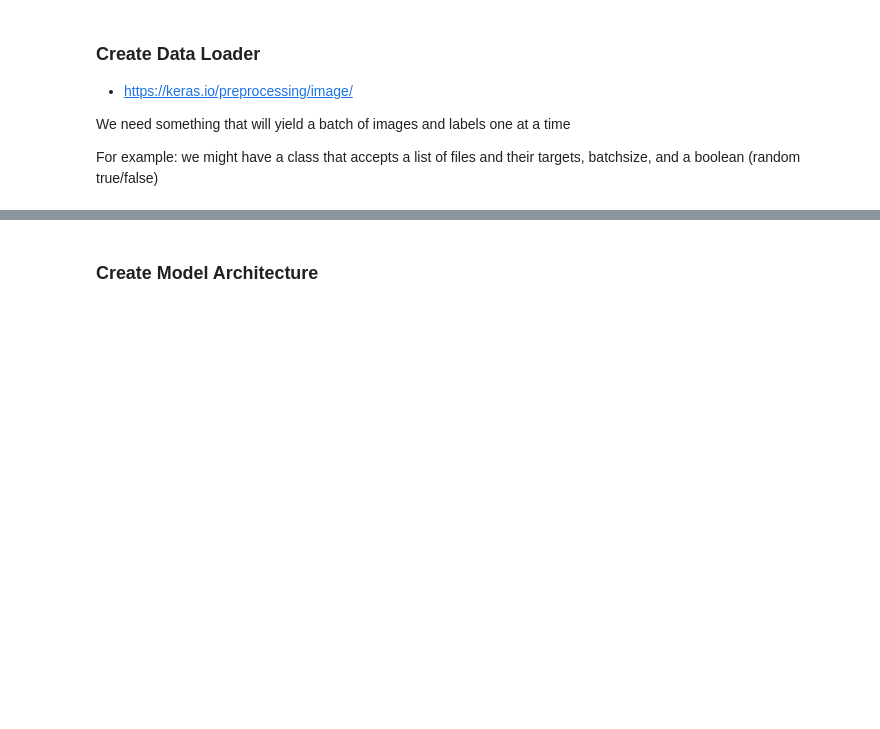
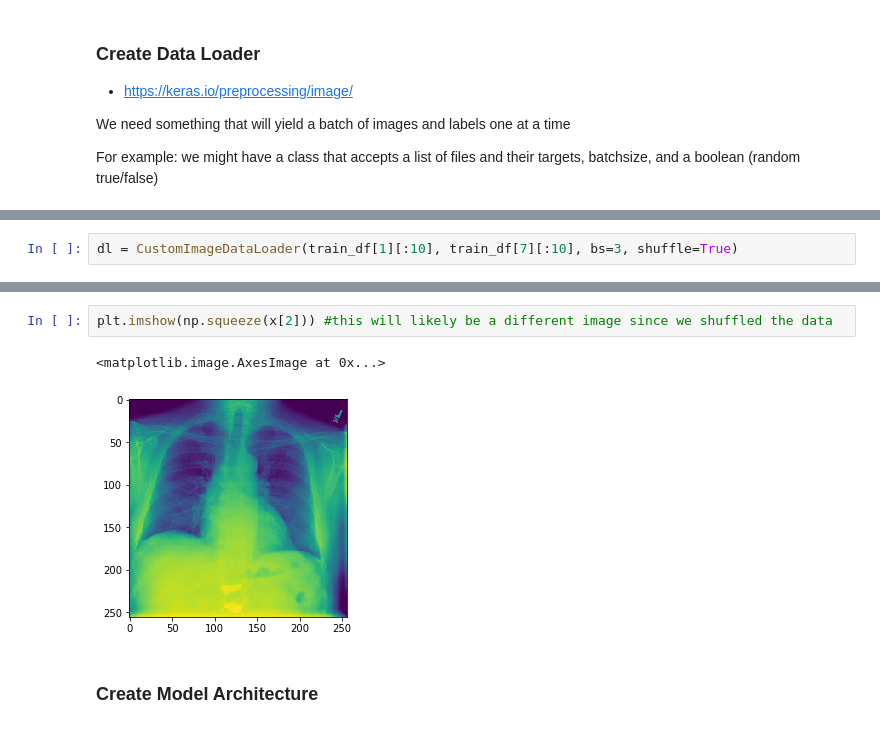
Before and after one commit to metachi/pneumonia, a Jupyter notebook: model_training.ipynb, the cells around one changed output, grey strips where cells are left out. Drawn from its saved outputs; the diff is of its cells as text; blank space fills up the shorter version.

```diff
--- a/model_training.ipynb
+++ b/model_training.ipynb
@@ -132,0 +319,2 @@ next(gen)
+# %%
+dl = CustomImageDataLoader(train_df[1][:10], train_df[7][:10], bs=3, shuffle=True)
@@ -133,3 +326,8 @@ next(gen)
+# %%
+plt.imshow(np.squeeze(x[2])) #this will likely be a different image since we shuffled the data
+# %% [output]
+<matplotlib.image.AxesImage at 0x...>
+[figure, added]
 # %% [markdown]
 ### Create Model Architecture
 # %% [markdown]
```
Also changed, not shown: parts of 58 cells of this notebook, 3 other files.
